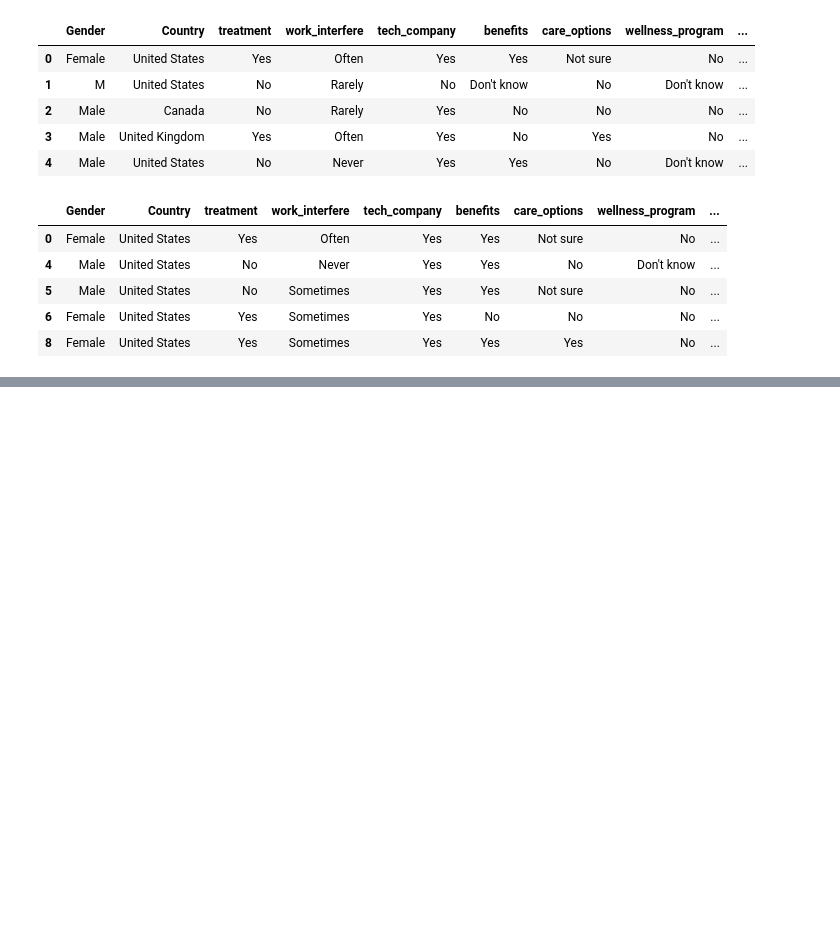
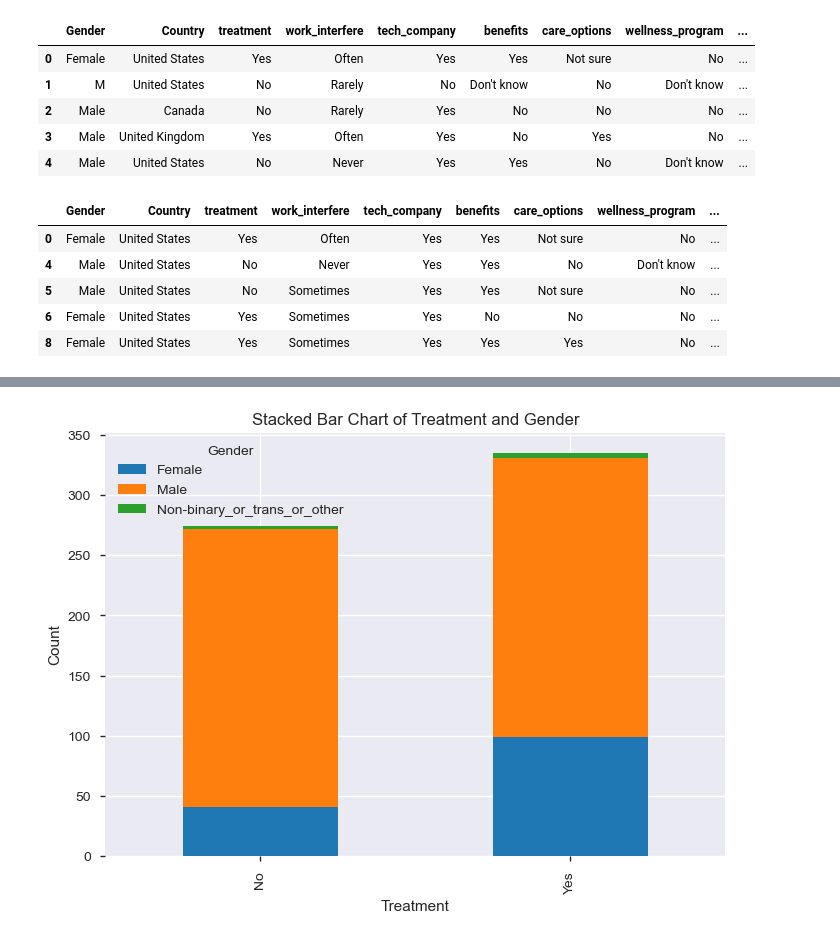
Before and after one commit to ubco-W2022T2-data301/project-group-group-49, a Jupyter notebook: analysis/analysis2.ipynb, the cells around one changed output, grey strips where cells are left out. Cells and saved outputs as stored; diff of their text form; code cells hidden in the pictures; blank space fills up the shorter version.

Commit message:
updated visualization for analy.2

```diff
--- a/analysis/analysis2.ipynb
+++ b/analysis/analysis2.ipynb
@@ -85,13 +143,0 @@ data.head(5)
-# %%
-# A bar plot of female and male workers who have sought treatment for their mental health issues
-
-ctab = pd.crosstab(df['Gender'], df['treatment'])
-
-sns.set(style="whitegrid")
-sns.barplot(x=ctab.index, y="count", hue=ctab.columns, data=ctab.reset_index().melt(id_vars=["Gender"], var_name="treatment_response", value_name="count"))
-
-
-plt.title('Mental Illness Treatment Response by Gender')
-plt.xlabel('Gender')
-plt.ylabel('Count')
-plt.show()
@@ -99,0 +144,2 @@ ValueError: Grouper and axis must be same length
+# %%
+data = pd.read_csv("../data/processed/analysis_2_data.csv")
@@ -99,0 +173,4 @@ ValueError: Grouper and axis must be same length
+# %%
+#drop the rows with ínnaplicabble gender idenity:
+data = data.drop(data[(data['Gender'] == 'Nah') | (data['Gender'] == 'p')].index)
+data.head()
@@ -99,0 +237,9 @@ ValueError: Grouper and axis must be same length
+# %%
+#rename all the differing labels for Male to 'Male', and etc for female and non-binary categories:
+data['Gender'] = data['Gender'].replace(['Cis Male', 'M', 'Mail', 'Make', 'Male ', 'Male (CIS)', 'cis male', 'm', 'Man',
+        'maile', 'male', 'msle'],'Male')
+
+data['Gender']= data['Gender']. replace(['Cis Female', 'F', 'Femake', 'Female ', 'Female (cis)', 'f', 'female', 'Woman'], 'Female')
+data['Gender']= data['Gender']. replace(['Female (trans)', 'Genderqueer', 'Male-ish', 'Trans-female', 'non-binary', 'queer/she/they'], 'Non-binary_or_trans_or_other')
+
+data.head()
@@ -99,0 +253,13 @@ ValueError: Grouper and axis must be same length
+# %%
+# Count the frequency of each unique combination of values in the "treatment" and "gender" columns
+treatment_gender_counts = data.groupby(['treatment', 'Gender']).size().unstack()
+
+# Create a stacked bar chart of the treatment and gender counts
+treatment_gender_counts.plot(kind='bar', stacked=True)
+plt.xlabel('Treatment')
+plt.ylabel('Count')
+plt.title('Stacked Bar Chart of Treatment and Gender')
+plt.legend(title='Gender', loc='upper left')
+plt.show()
+# %% [output]
+[figure, added]
```
Also changed, not shown: parts of 20 cells of this notebook, 1 other file.
